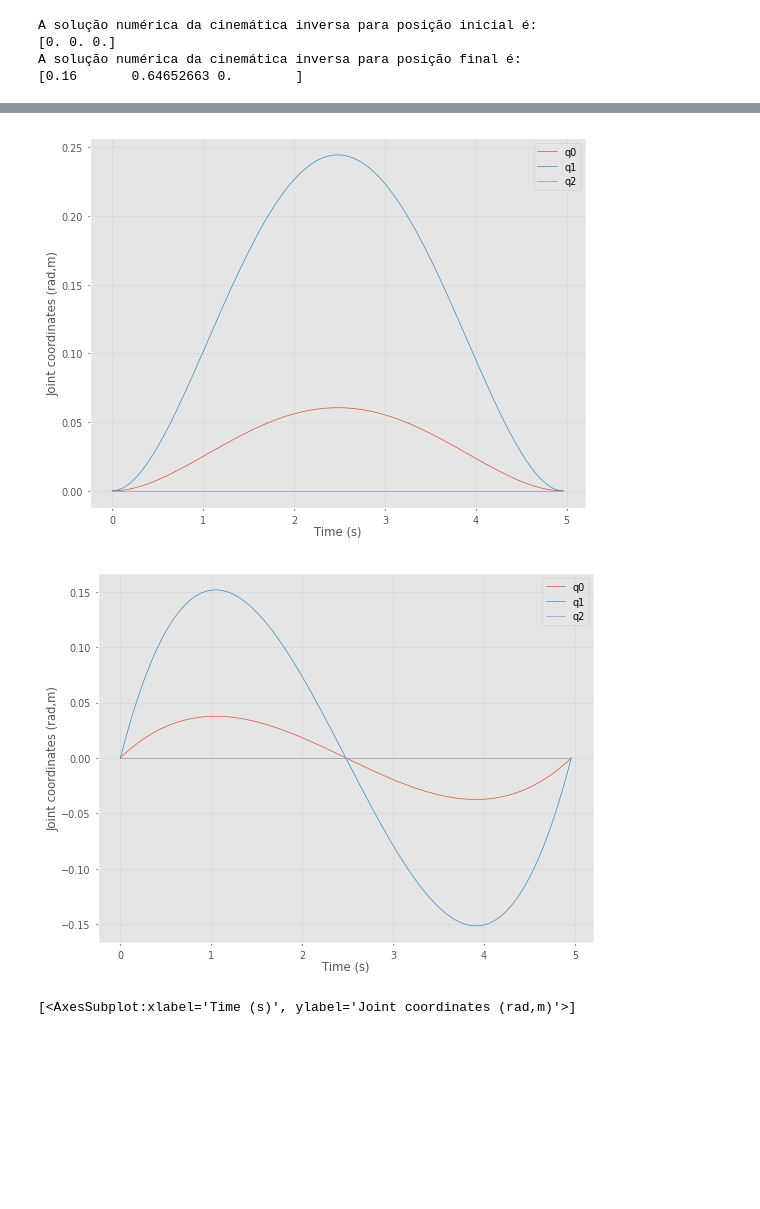
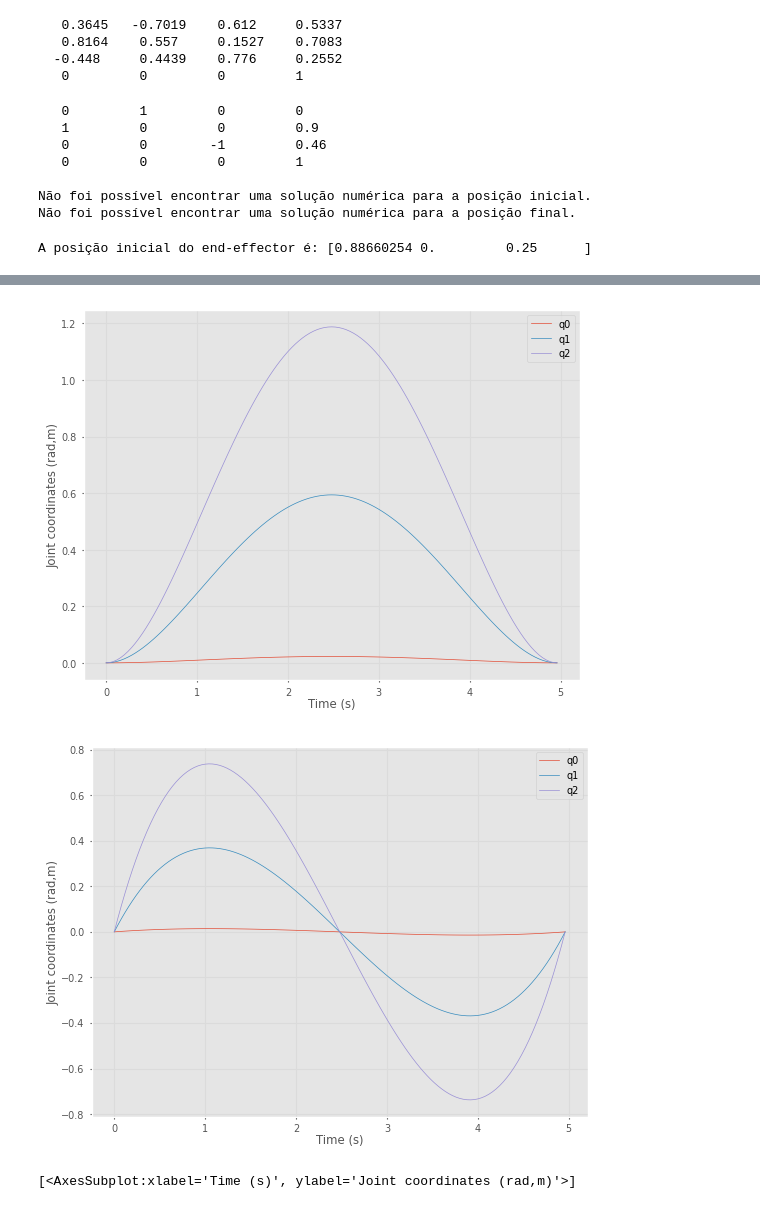
Before and after one commit to moo0ri/cookbot, a Jupyter notebook: Entrega0.ipynb, the cells around one changed output, grey strips where cells are left out. Saved outputs shown, nothing was run; the diff lists cells and outputs as text; code cells hidden in the pictures; blank space fills up the shorter version.

```diff
--- a/Entrega0.ipynb
+++ b/Entrega0.ipynb
@@ -21,7 +21,7 @@ import sympy as sp
 a2 = 0.6
 a3 = 0.2
 
-e = ET.tz(qlim=[0, 0.170]) * ET.tz(0.3) * ET.Rz(qlim=[-np.pi, np.pi]) * ET.tx(a2) * ET.tx(a3) * ET.Rx(qlim=[-np.pi, np.pi]) * ET.tz(-0.1) * ET.tx(0.1) * ET.tz(0.1)
+e = ET.tz(qlim=[0, 0.170]) * ET.tz(0.300) * ET.Rz(qlim=[-np.pi, np.pi]) * ET.tx(a2) * ET.tx(a3) * ET.Rx(qlim=[-np.pi, np.pi]) * ET.Ry(np.pi/6) * ET.tz(-0.100) * ET.tx(0.100) * ET.tz(0.100)
 
 #Transformação do braço num objeto ERobot
 cookbot = ERobot(e)
@@ -61,33 +63,53 @@ A posição do end-effector é:
+# %%
+int = (0, 0.9, 0.460)
+joj = cookbot.fkine(int)
+print(joj)
+# %% [output]
+   0.3645   -0.7019    0.612     0.5337
+   0.8164    0.557     0.1527    0.7083
+  -0.448     0.4439    0.776     0.2552
+   0         0         0         1
 # %%
 #CINEMÁTICA INVERSA NUMÉRICA
 
 #supondo um valor de posição final e inicial
-pos_inicial = (0.900, 0, 0.300)
+pos_inicial = (0.9, 0, 0.300)
 pos_inicial = SE3(pos_inicial)
 
-pos_final = (0, 0.900, 0.460)
-pos_final = SE3(pos_final)
-
+pos_final = SE3(0.0, 0.9, 0.46) * SE3.RPY([180, 0, 90], order='zyx', unit='deg')
+print(pos_final)
 #cinemática inversa numérica
 sol1 = cookbot.ikine_LM(pos_inicial)
 sol2 = cookbot.ikine_LM(pos_final)
-print("A solução numérica da cinemática inversa para posição inicial é:")
-print(clear_results(sol1.q))
-print("A solução numérica da cinemática inversa para posição final é:")
-print(clear_results(sol2.q))
+if sol1.success == True:
+    print("A solução numérica da cinemática inversa para posição inicial é:")
+    print(clear_results(sol1.q))
+else:
+    print("Não foi possível encontrar uma solução numérica para a posição inicial.")
+
+if sol2.success == True:
+    print("A solução numérica da cinemática inversa para posição final é:")
+    print(clear_results(sol2.q))
+else:
+    print("Não foi possível encontrar uma solução numérica para a posição final.")
 # %% [output]
-A solução numérica da cinemática inversa para posição inicial é:
-[0. 0. 0.]
-A solução numérica da cinemática inversa para posição final é:
-[0.16       0.64652663 0.        ]
+   0         1         0         0
+   1         0         0         0.9
+   0         0        -1         0.46
+   0         0         0         1
+
+Não foi possível encontrar uma solução numérica para a posição inicial.
+Não foi possível encontrar uma solução numérica para a posição final.
 # %%
-#TRAJETÓRIAS
+#TRAJETÓRIAS TESTE
+from roboticstoolbox import mtraj, quintic, xplot
 
 #intervalo de tempo
-from roboticstoolbox import mtraj, quintic, xplot
+t = np.arange(0, 5, 0.04)
 
-
-t = np.arange(0, 5, 0.04)
+#TRAJETÓRIAS
+POS0 = cookbot.fkine([0, 0, 0])
+print("A posição inicial do end-effector é:", POS0.t)
 
 traj1 = mtraj(quintic, sol1.q, sol2.q, t)
 
@@ -95,3 +117,4 @@ xplot(t, traj1.q)
 xplot(t, traj1.qd)
 xplot(t, traj1.qdd)
 # %% [output]
+A posição inicial do end-effector é: [0.88660254 0.         0.25      ]
@@ -99,3 +122,3 @@ xplot(t, traj1.qdd)
-[figure, old version]
+[figure, new version]
-[figure, old version]
+[figure, new version]
-[<AxesSubplot:xlabel='Time (s)', ylabel='Joint coordinates (rad,m)'>]
+[<AxesSubplot:xlabel='Time (s)', ylabel='Joint coordinates (rad,m)'>]
```
Also changed, not shown: parts of 5 cells of this notebook.
